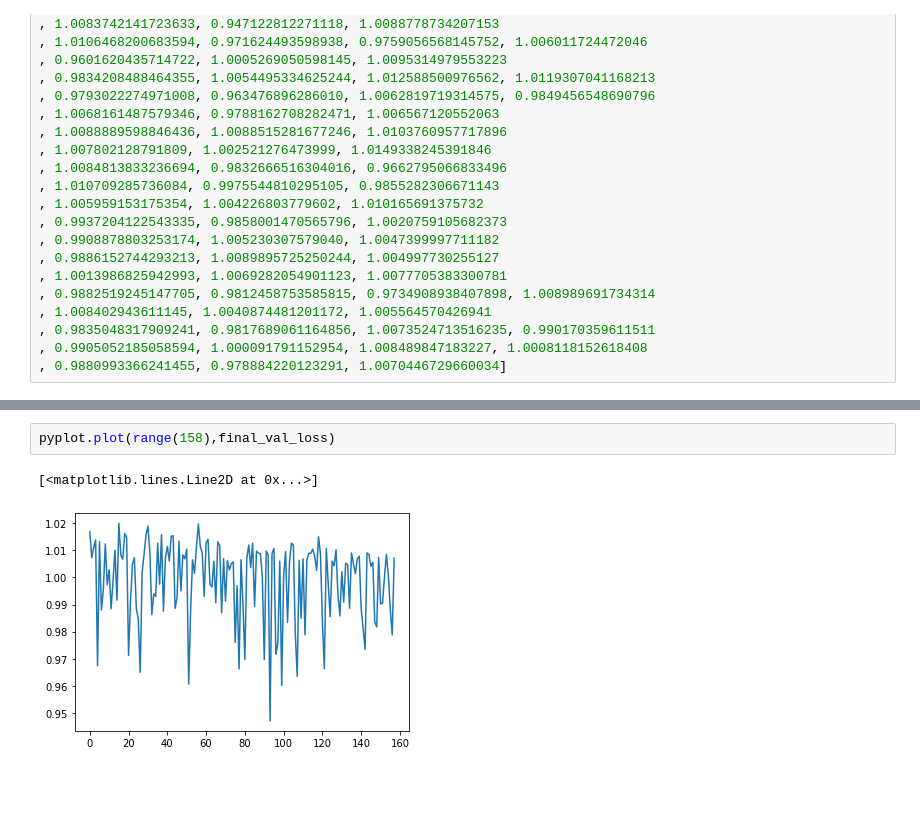
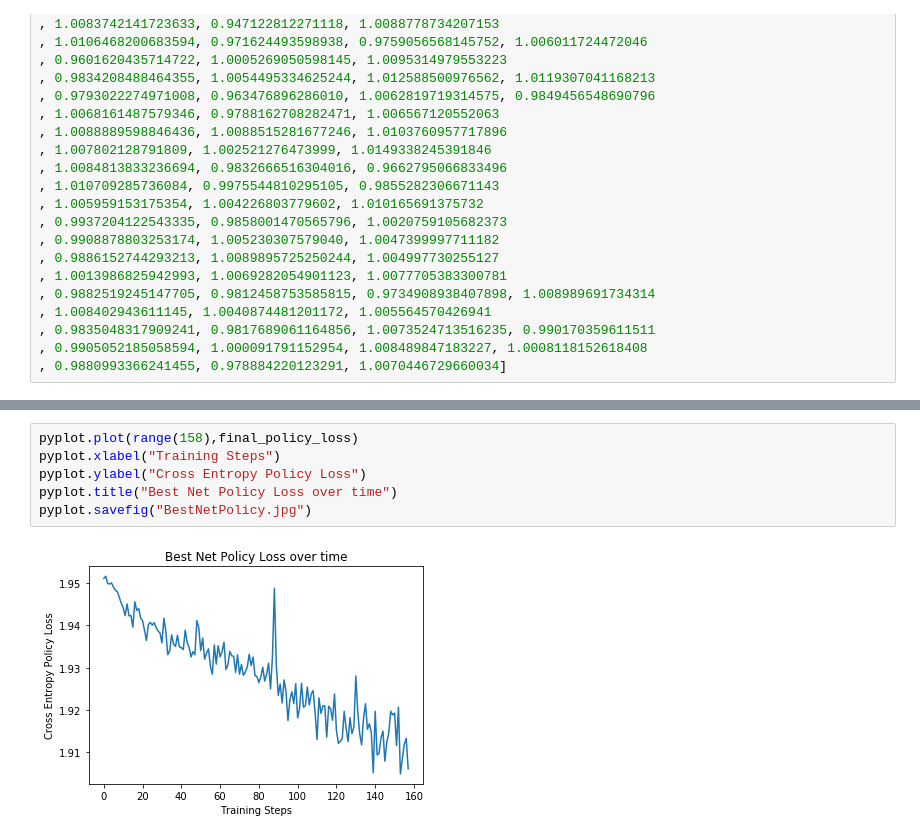
Before and after one commit to Akmalleo3/ConnectFour_AlphaZero, a Jupyter notebook: report/genPlots.ipynb, the cells around one changed output, grey strips where cells are left out. Cells and saved outputs as stored; diff of their text form; blank space fills up the shorter version.

```diff
--- a/report/genPlots.ipynb
+++ b/report/genPlots.ipynb
@@ -444,5 +439,8 @@ pyplot.plot(range(158),final_policy_loss)
-# %%
-pyplot.plot(range(158),final_val_loss)
-# %% [output]
-[<matplotlib.lines.Line2D at 0x...>]
-[figure, removed]
+# %%
+pyplot.plot(range(158),final_policy_loss)
+pyplot.xlabel("Training Steps")
+pyplot.ylabel("Cross Entropy Policy Loss")
+pyplot.title("Best Net Policy Loss over time")
+pyplot.savefig("BestNetPolicy.jpg")
+# %% [output]
+[figure, added]
```
Also changed, not shown: parts of 3 cells of this notebook, 4 other files.
